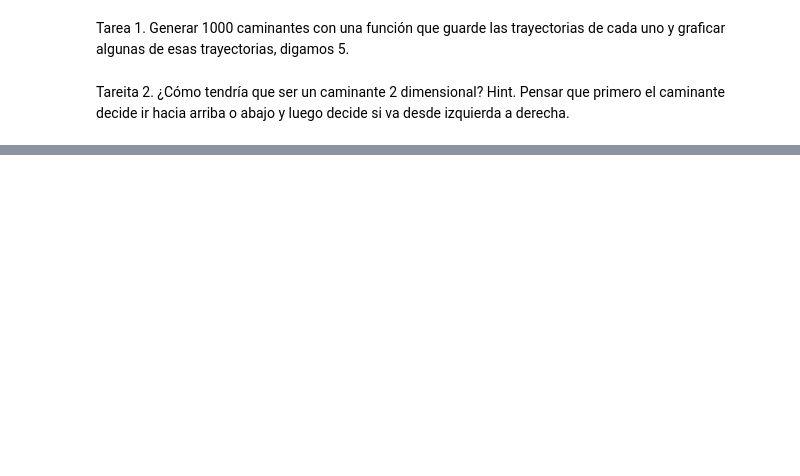
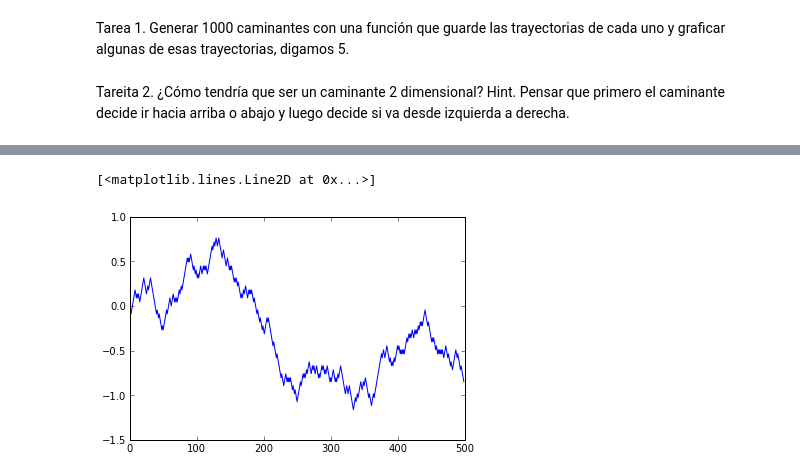
Before and after one commit to ereyesh/procesos, a Jupyter notebook: practicas/04 Caminantes aleatorios.ipynb, the cells around one changed output, grey strips where cells are left out. Drawn from its saved outputs; the diff is of its cells as text; code cells hidden in the pictures; blank space fills up the shorter version.

```diff
--- a/practicas/04 Caminantes aleatorios.ipynb
+++ b/practicas/04 Caminantes aleatorios.ipynb
@@ -63,0 +142,5 @@ Tareita 2. ¿Cómo tendría que ser un caminante 2 dimensional? Hint. Pensar que
+# %%
+plt.plot(W)
+# %% [output]
+[<matplotlib.lines.Line2D at 0x...>]
+[figure, added]
```
Also changed, not shown: parts of 23 cells of this notebook, 2 other files.
